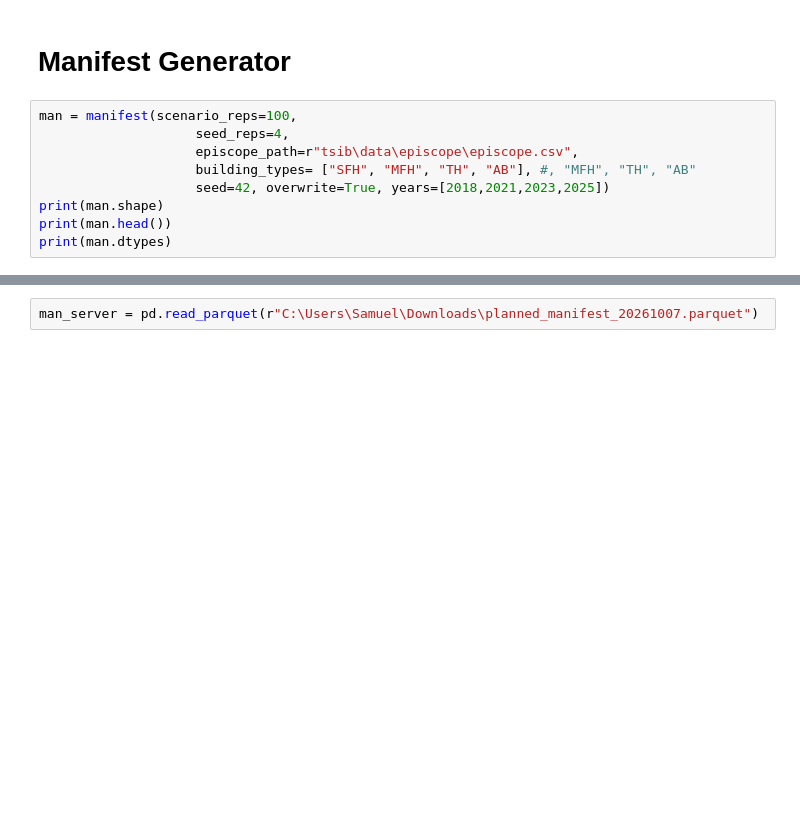
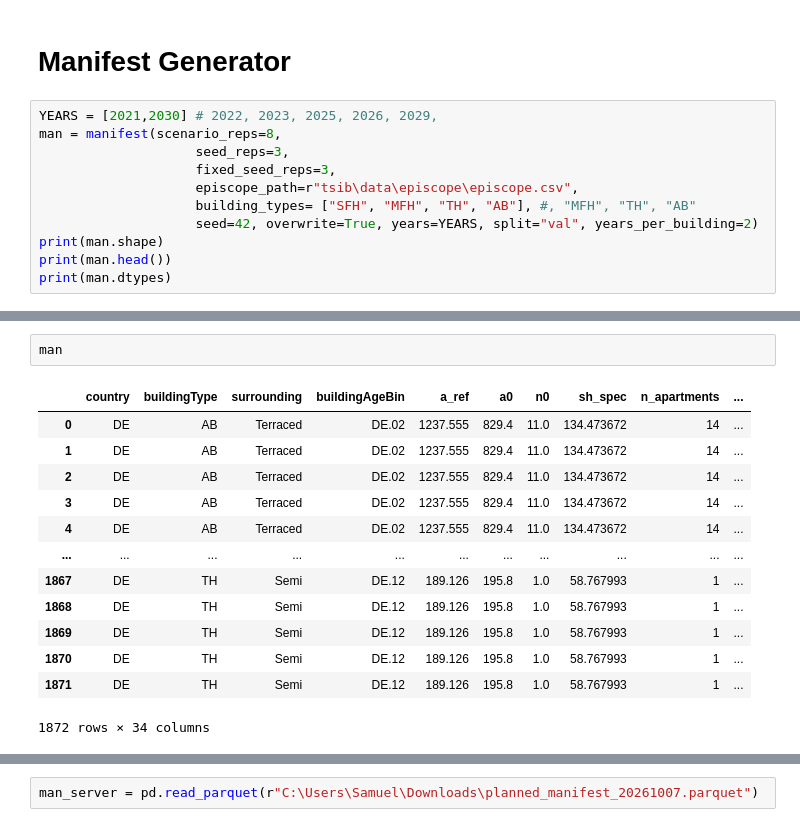
Before and after one commit to NV717/tsib_simuflex, a Jupyter notebook: Generation_Manifest.ipynb, the cells around one changed output, grey strips where cells are left out. Cells and saved outputs as stored; diff of their text form; blank space fills up the shorter version.

```diff
--- a/Generation_Manifest.ipynb
+++ b/Generation_Manifest.ipynb
@@ -67,11 +97,13 @@ combis_df.groupby("Type")["A0"].quantile([0.0,0.05, 0.10, 0.90, 0.95,1.0]).unsta
 # %% [markdown]
 # Manifest Generator
 # %%
-man = manifest(scenario_reps=100,
-                    seed_reps=4,
+YEARS = [2021,2030] # 2022, 2023, 2025, 2026, 2029,
+man = manifest(scenario_reps=8,
+                    seed_reps=3,
+                    fixed_seed_reps=3,
                     episcope_path=r"tsib\data\episcope\episcope.csv",
                     building_types= ["SFH", "MFH", "TH", "AB"], #, "MFH", "TH", "AB"
-                    seed=42, overwrite=True, years=[2018,2021,2023,2025])
+                    seed=42, overwrite=True, years=YEARS, split="val", years_per_building=2)
 print(man.shape)
 print(man.head())
 print(man.dtypes)
@@ -95,0 +148,16 @@ dtype: object
+# %%
+man
+# %% [output]
+|  | country | buildingType | surrounding | buildingAgeBin | a_ref | a0 | n0 | sh_spec | n_apartments | ... |
+| 0 | DE | AB | Terraced | DE.02 | 1237.555 | 829.4 | 11.0 | 134.473672 | 14 | ... |
+| 1 | DE | AB | Terraced | DE.02 | 1237.555 | 829.4 | 11.0 | 134.473672 | 14 | ... |
+| 2 | DE | AB | Terraced | DE.02 | 1237.555 | 829.4 | 11.0 | 134.473672 | 14 | ... |
+| 3 | DE | AB | Terraced | DE.02 | 1237.555 | 829.4 | 11.0 | 134.473672 | 14 | ... |
+| 4 | DE | AB | Terraced | DE.02 | 1237.555 | 829.4 | 11.0 | 134.473672 | 14 | ... |
+| ... | ... | ... | ... | ... | ... | ... | ... | ... | ... | ... |
+| 1867 | DE | TH | Semi | DE.12 | 189.126 | 195.8 | 1.0 | 58.767993 | 1 | ... |
+| 1868 | DE | TH | Semi | DE.12 | 189.126 | 195.8 | 1.0 | 58.767993 | 1 | ... |
+| 1869 | DE | TH | Semi | DE.12 | 189.126 | 195.8 | 1.0 | 58.767993 | 1 | ... |
+| 1870 | DE | TH | Semi | DE.12 | 189.126 | 195.8 | 1.0 | 58.767993 | 1 | ... |
+| 1871 | DE | TH | Semi | DE.12 | 189.126 | 195.8 | 1.0 | 58.767993 | 1 | ... |
+1872 rows × 34 columns
```
Also changed, not shown: parts of 14 cells of this notebook, 48 other files.
